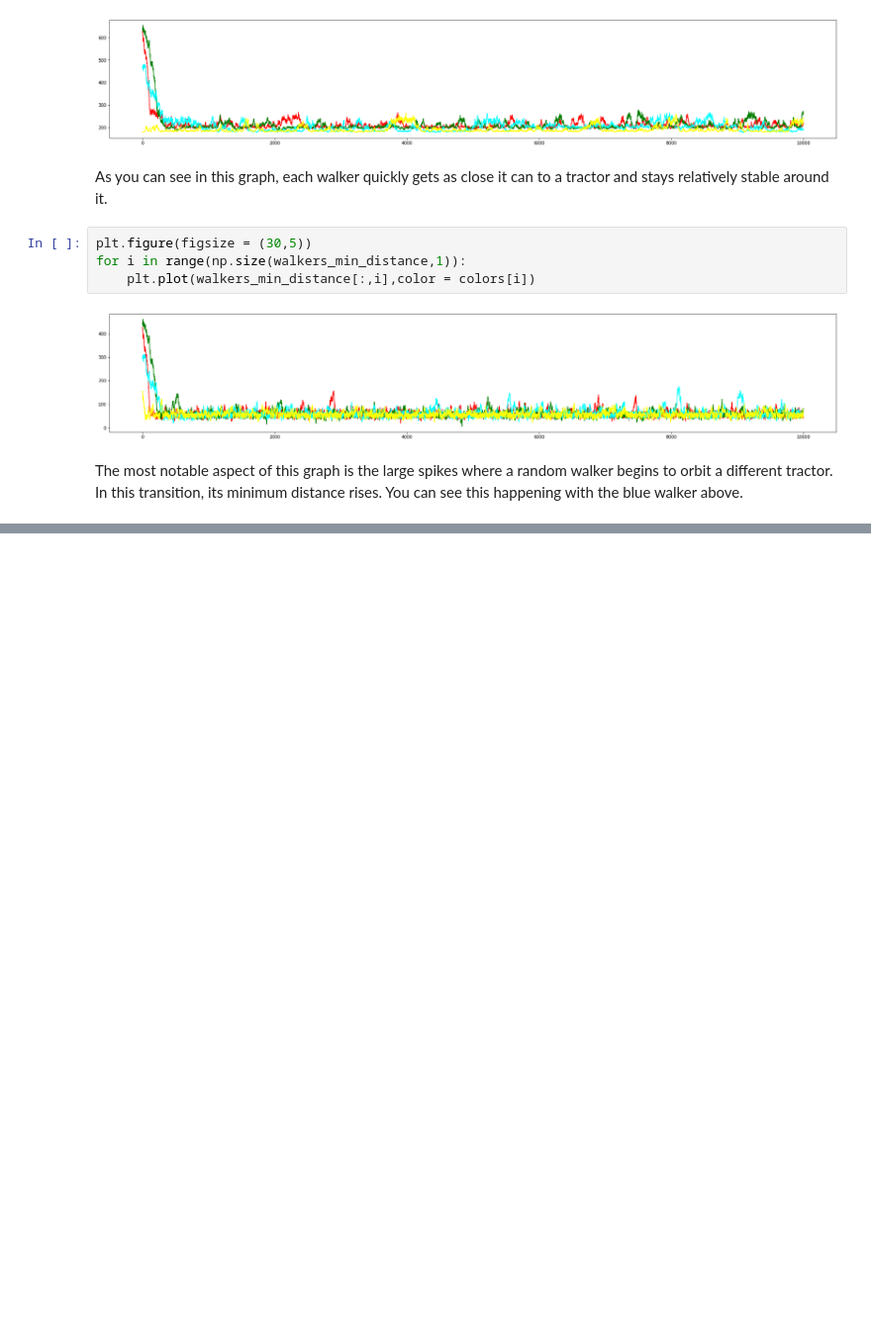
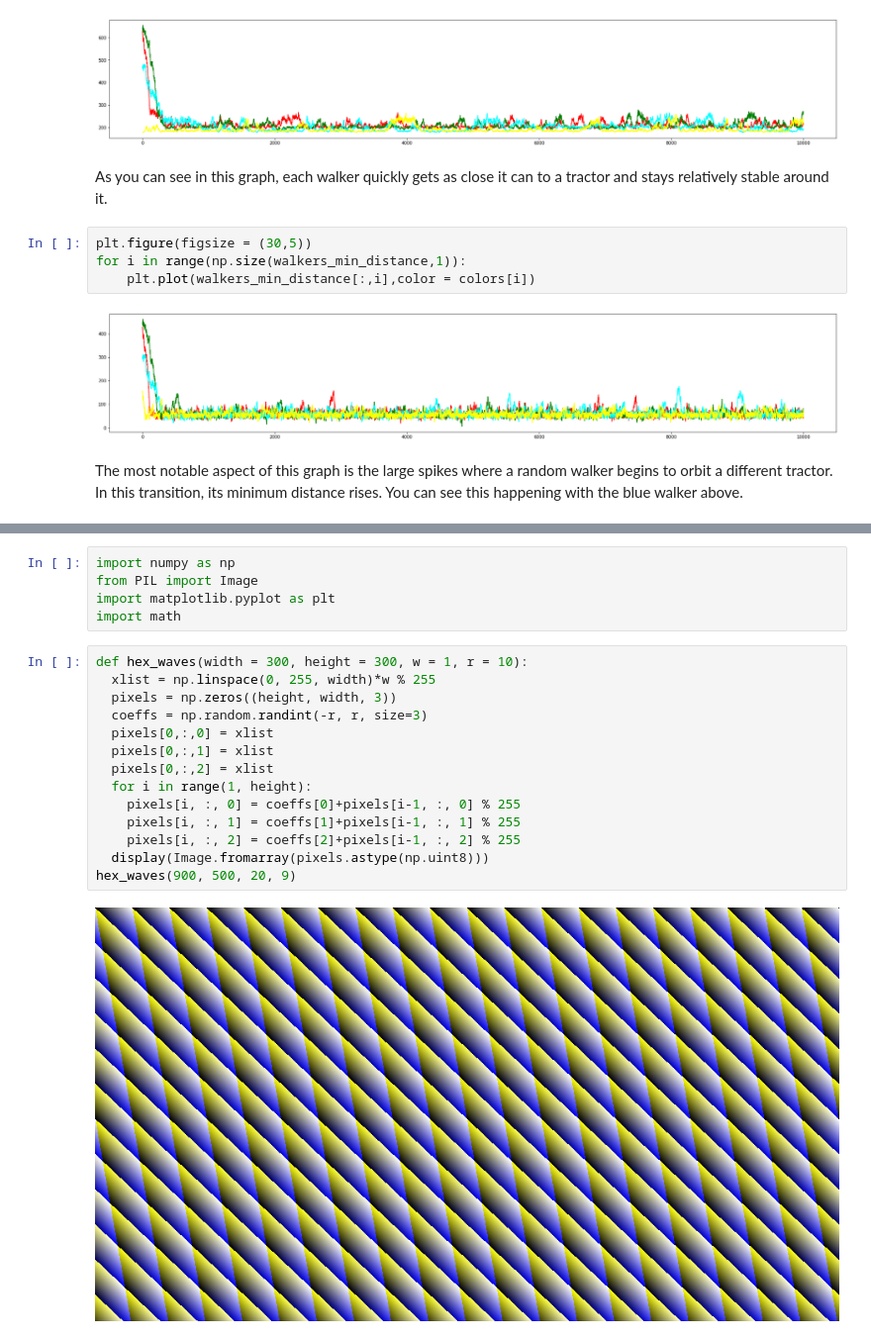
Before and after one commit to ethancma/the-random-walk, a Jupyter notebook: main.ipynb, the cells around one changed output, grey strips where cells are left out. Shown at 99% size. Cells and saved outputs as stored; diff of their text form; blank space fills up the shorter version.

```diff
--- a/main.ipynb
+++ b/main.ipynb
@@ -148,0 +153,21 @@ The most notable aspect of this graph is the large spikes where a random walker
+# %%
+import numpy as np
+from PIL import Image
+import matplotlib.pyplot as plt
+import math
+# %%
+def hex_waves(width = 300, height = 300, w = 1, r = 10):
+  xlist = np.linspace(0, 255, width)*w % 255
+  pixels = np.zeros((height, width, 3))
+  coeffs = np.random.randint(-r, r, size=3)
+  pixels[0,:,0] = xlist
+  pixels[0,:,1] = xlist
+  pixels[0,:,2] = xlist
+  for i in range(1, height):
+    pixels[i, :, 0] = coeffs[0]+pixels[i-1, :, 0] % 255
+    pixels[i, :, 1] = coeffs[1]+pixels[i-1, :, 1] % 255
+    pixels[i, :, 2] = coeffs[2]+pixels[i-1, :, 2] % 255
+  display(Image.fromarray(pixels.astype(np.uint8)))
+hex_waves(900, 500, 20, 9)
+# %% [output]
+[figure, added]
```
Also changed, not shown: parts of 6 cells of this notebook.
